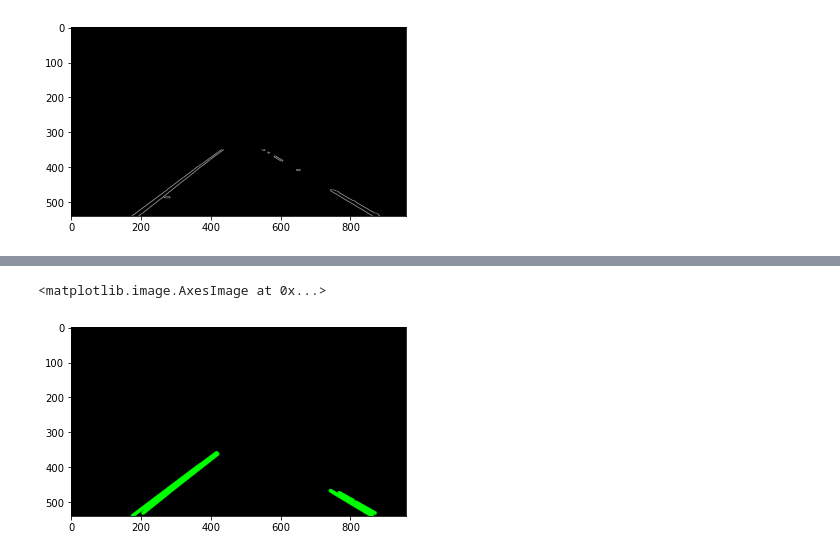
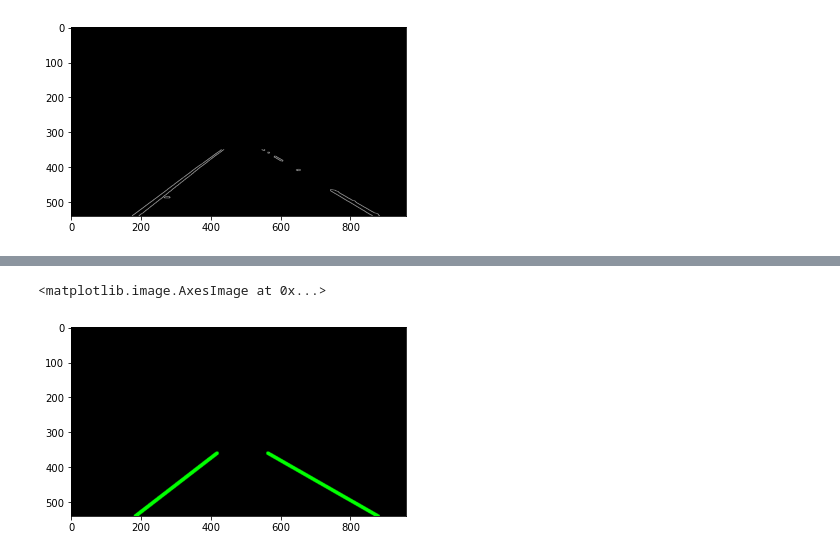
Before and after one commit to Jeewan-Sharma/Road_Lane_Detection, a Jupyter notebook: RoadLaneDetection.ipynb, the cells around one changed output, grey strips where cells are left out. Saved outputs shown, nothing was run; the diff lists cells and outputs as text; code cells hidden in the pictures.

Commit message:
completion of the line extrapolation

```diff
--- a/RoadLaneDetection.ipynb
+++ b/RoadLaneDetection.ipynb
@@ -125,20 +168,21 @@ lines = cv2.HoughLinesP(masked_image, 2, np.pi/180, 100, np.array([]), minLineLe
 # %%
 def display_lines(image,lines):
     mask=np.zeros_like(image)
     if lines is not None:
         for line in lines:
             x1, y1, x2, y2 = line.reshape(4)
             cv2.line(mask,(x1,y1),(x2,y2),(0,255,0),10)
     return mask
 
-#creating black images with the lines using hough probablistic transform
-line_image = display_lines(lane_image,lines)
+
+# creating black images with the lines using hough probablistic transform
+line_image = display_lines(lane_image, averaged_lines)
 
 #o/p image
 plt.imshow(line_image,cmap='gray')
 # %% [output]
 <matplotlib.image.AxesImage at 0x...>
-[figure, old version]
+[figure, new version]
 # %%
 #adding the masked_image and line_image
 lined_image = cv2.addWeighted(lane_image, 0.8, line_image, 1, 1)
```
Also changed, not shown: parts of 3 cells of this notebook, 1 other file.
